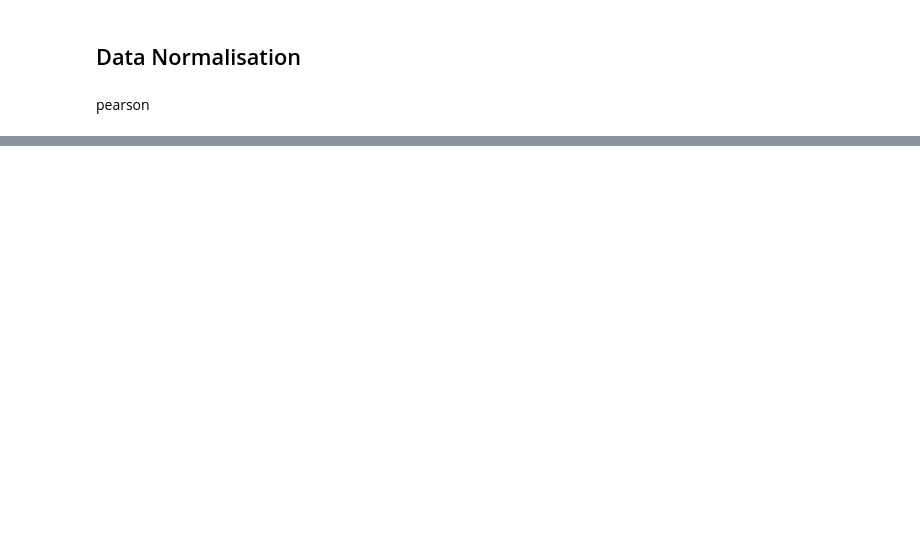
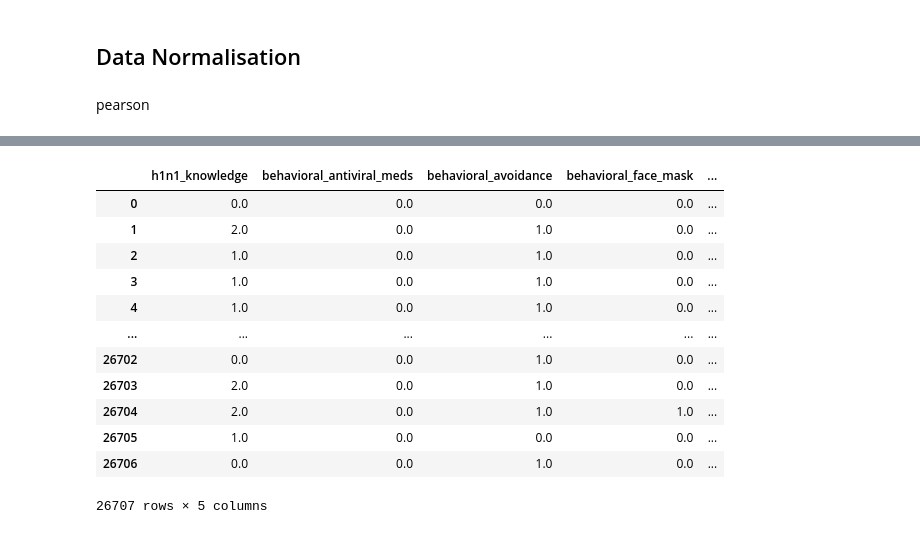
Before and after one commit to wangkai-yz/DMA, a Jupyter notebook: code/CourseWork2.ipynb, the cells around one changed output, grey strips where cells are left out. Cells and saved outputs as stored; diff of their text form; code cells hidden in the pictures; blank space fills up the shorter version.

```diff
--- a/code/CourseWork2.ipynb
+++ b/code/CourseWork2.ipynb
@@ -165,0 +206,18 @@ sns.histplot(data=df_feature,x='education',hue='h1n1_vaccine')
+# %%
+df_tmp = df_feature.iloc[:,1:6]
+# sns.histplot(data=df_tmp,x=df_tmp[])
+df_tmp
+# %% [output]
+|  | h1n1_knowledge | behavioral_antiviral_meds | behavioral_avoidance | behavioral_face_mask | ... |
+| 0 | 0.0 | 0.0 | 0.0 | 0.0 | ... |
+| 1 | 2.0 | 0.0 | 1.0 | 0.0 | ... |
+| 2 | 1.0 | 0.0 | 1.0 | 0.0 | ... |
+| 3 | 1.0 | 0.0 | 1.0 | 0.0 | ... |
+| 4 | 1.0 | 0.0 | 1.0 | 0.0 | ... |
+| ... | ... | ... | ... | ... | ... |
+| 26702 | 0.0 | 0.0 | 1.0 | 0.0 | ... |
+| 26703 | 2.0 | 0.0 | 1.0 | 0.0 | ... |
+| 26704 | 2.0 | 0.0 | 1.0 | 1.0 | ... |
+| 26705 | 1.0 | 0.0 | 0.0 | 0.0 | ... |
+| 26706 | 0.0 | 0.0 | 1.0 | 0.0 | ... |
+26707 rows × 5 columns
```
Also changed, not shown: parts of 6 cells of this notebook.
